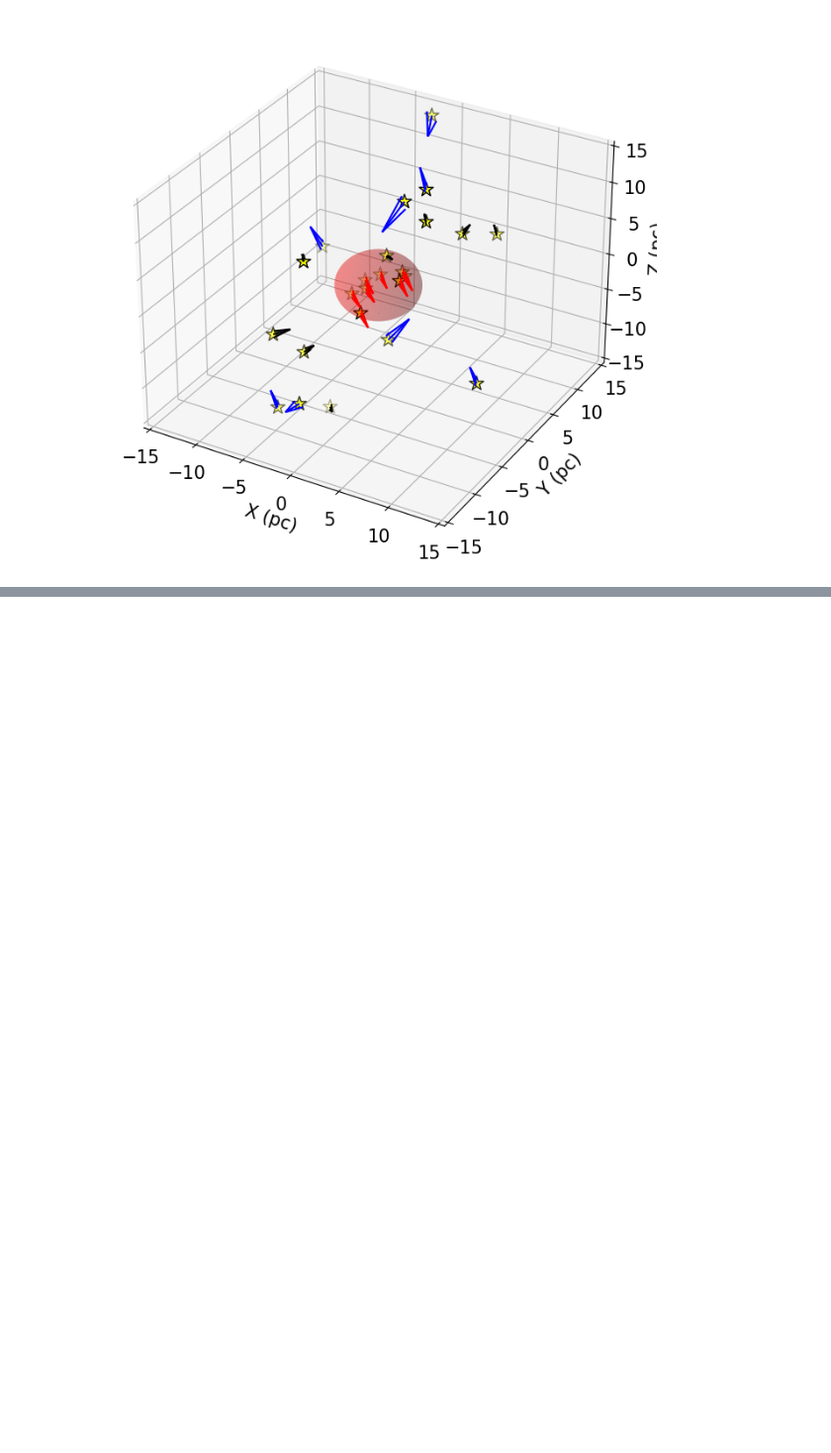
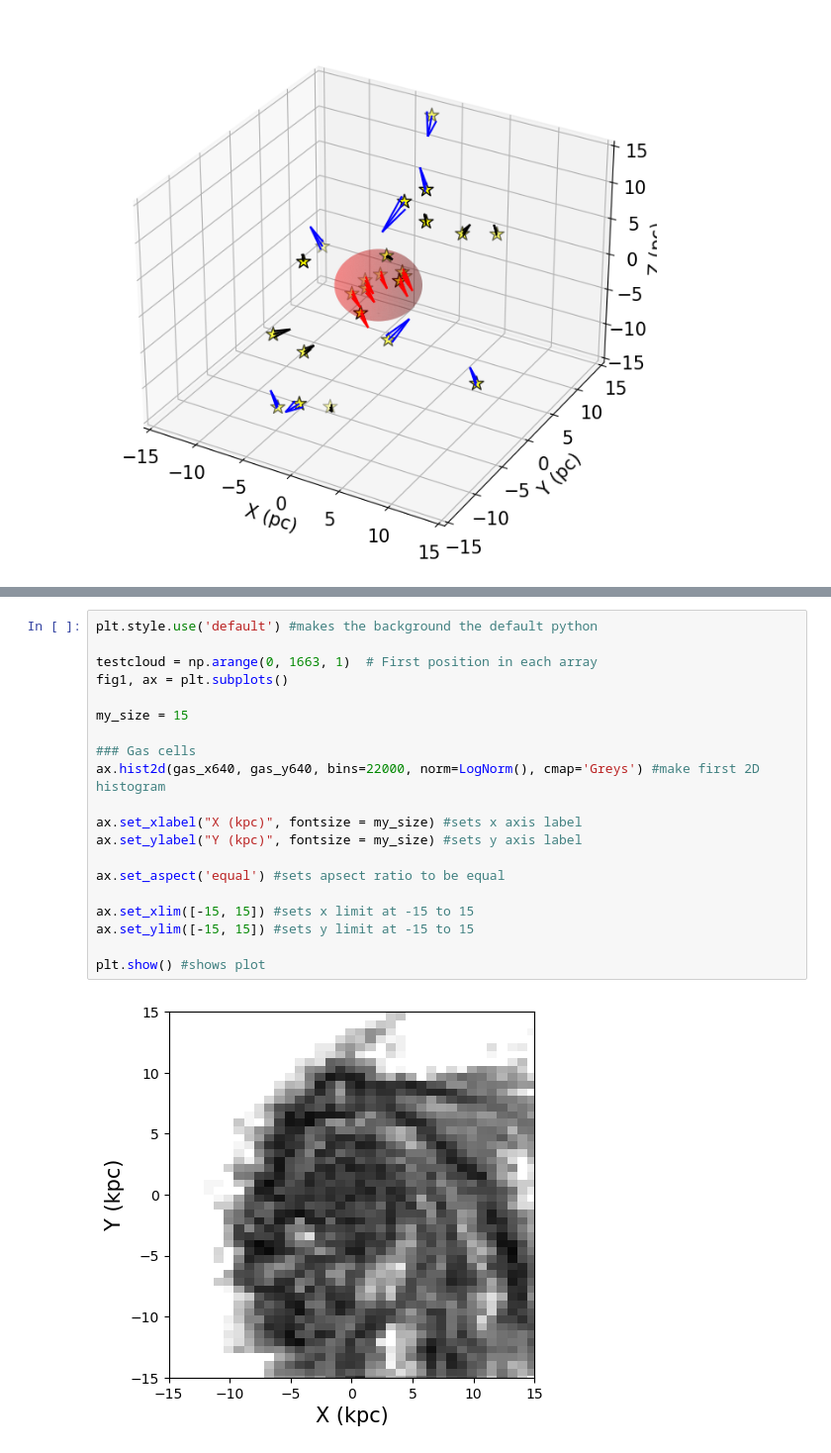
Before and after one commit to sumbarger/star_clusters, a Jupyter notebook: m12i_main_code.ipynb, the cells around one changed output, grey strips where cells are left out. Shown at 99% size. Saved outputs shown, nothing was run; the diff lists cells and outputs as text; blank space fills up the shorter version.

```diff
--- a/m12i_main_code.ipynb
+++ b/m12i_main_code.ipynb
@@ -2063,0 +2089,22 @@ plt.show() # show plot
+# %%
+plt.style.use('default') #makes the background the default python
+
+testcloud = np.arange(0, 1663, 1)  # First position in each array
+fig1, ax = plt.subplots()
+
+my_size = 15
+
+### Gas cells
+ax.hist2d(gas_x640, gas_y640, bins=22000, norm=LogNorm(), cmap='Greys') #make first 2D histogram
+
+ax.set_xlabel("X (kpc)", fontsize = my_size) #sets x axis label
+ax.set_ylabel("Y (kpc)", fontsize = my_size) #sets y axis label
+
+ax.set_aspect('equal') #sets apsect ratio to be equal
+
+ax.set_xlim([-15, 15]) #sets x limit at -15 to 15
+ax.set_ylim([-15, 15]) #sets y limit at -15 to 15
+
+plt.show() #shows plot
+# %% [output]
+[figure, added]
```
Also changed, not shown: parts of 5 cells of this notebook.
